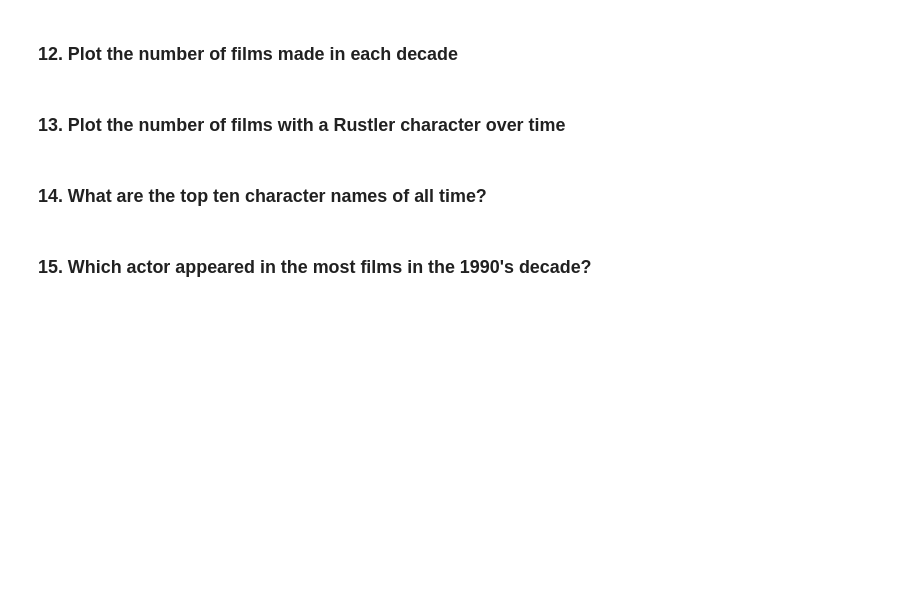
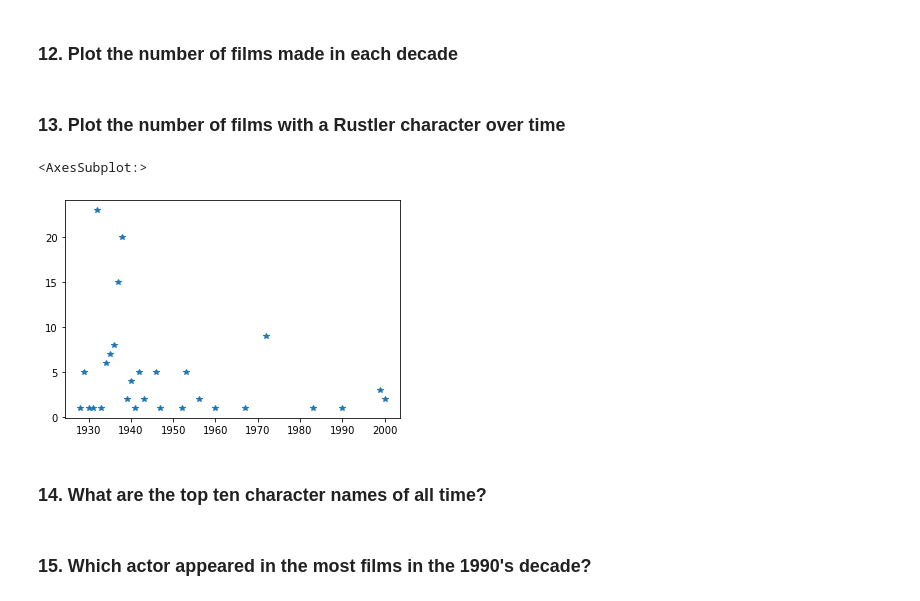
Before and after one commit to mjmacarty/CS230, a Jupyter notebook: 16-pandas_intro.ipynb, the cells around one changed output. Cells and saved outputs as stored; diff of their text form; code cells hidden in the pictures; blank space fills up the shorter version.

```diff
--- a/16-pandas_intro.ipynb
+++ b/16-pandas_intro.ipynb
@@ -187,6 +194,11 @@ len(titles)
 ### 12. Plot the number of films made in each decade
 # %% [markdown]
 ### 13. Plot the number of films with a Rustler character over time
+# %%
+cast.year[cast['character'] =='Rustler' ].value_counts().sort_index().plot(style="*")
+# %% [output]
+<AxesSubplot:>
+[figure, added]
 # %% [markdown]
 ### 14. What are the top ten character names of all time?
 # %% [markdown]
```
Also changed, not shown: parts of 2 cells of this notebook, 3 other files.
